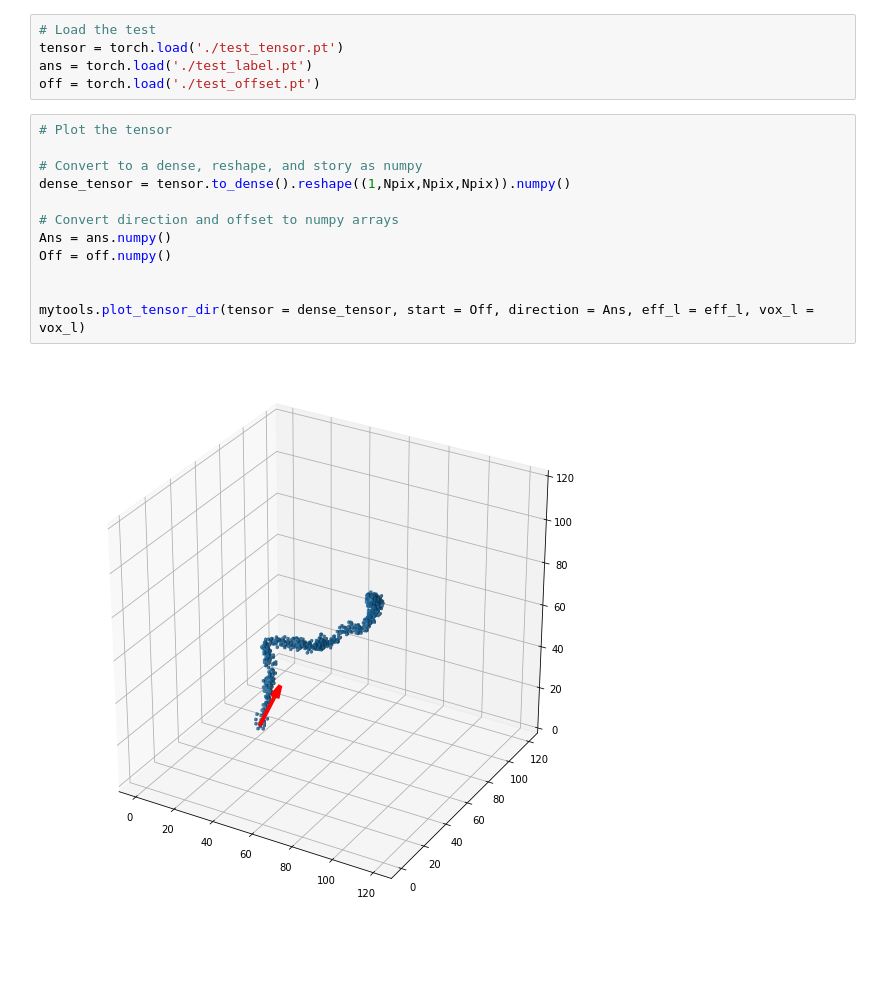
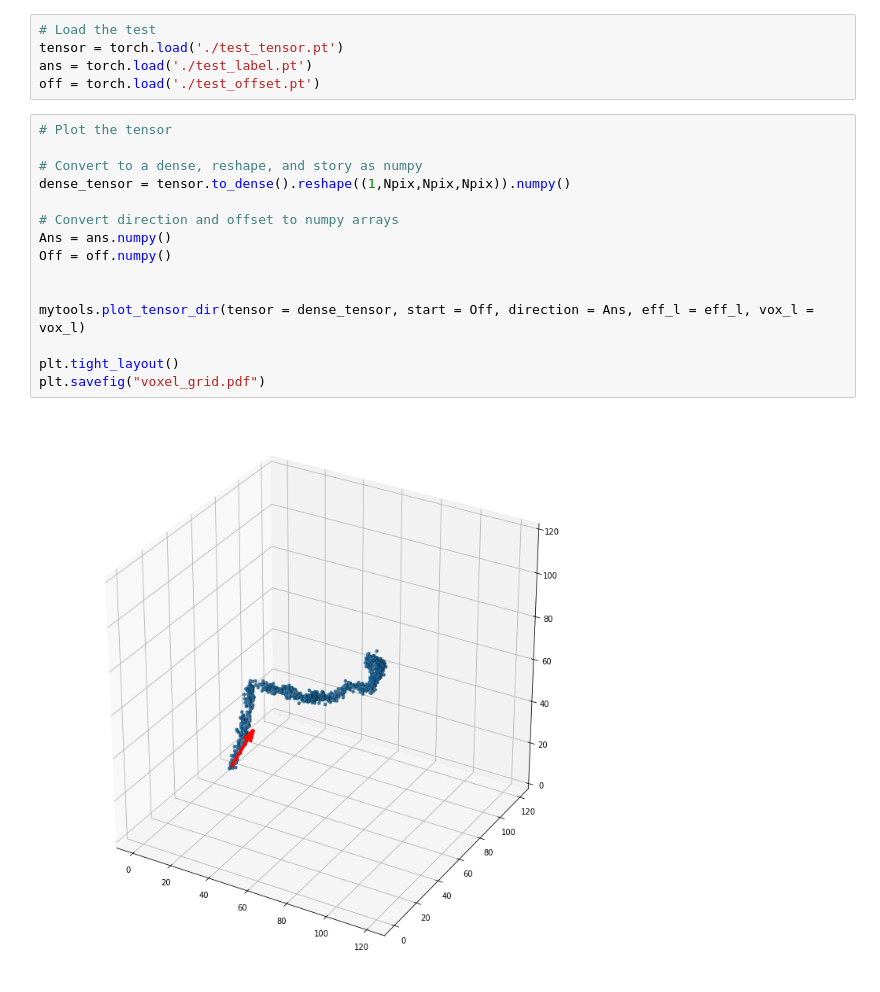
Before and after one commit to mghrear/3D_Heteroscedastic_Convnet, a Jupyter notebook: explore_data.ipynb, the cells around one changed output. Cells and saved outputs as stored; diff of their text form; blank space fills up the shorter version.

```diff
--- a/explore_data.ipynb
+++ b/explore_data.ipynb
@@ -215,14 +221,17 @@ off = torch.load('./test_offset.pt')
 # %%
 # Plot the tensor
 
 # Convert to a dense, reshape, and story as numpy
 dense_tensor = tensor.to_dense().reshape((1,Npix,Npix,Npix)).numpy()
 
 # Convert direction and offset to numpy arrays
 Ans = ans.numpy()
 Off = off.numpy()
 
 
 mytools.plot_tensor_dir(tensor = dense_tensor, start = Off, direction = Ans, eff_l = eff_l, vox_l = vox_l)
+
+plt.tight_layout()
+plt.savefig("voxel_grid.pdf")
 # %% [output]
-[figure, old version]
+[figure, new version]
```
Also changed, not shown: parts of 5 cells of this notebook, 1 other file.
